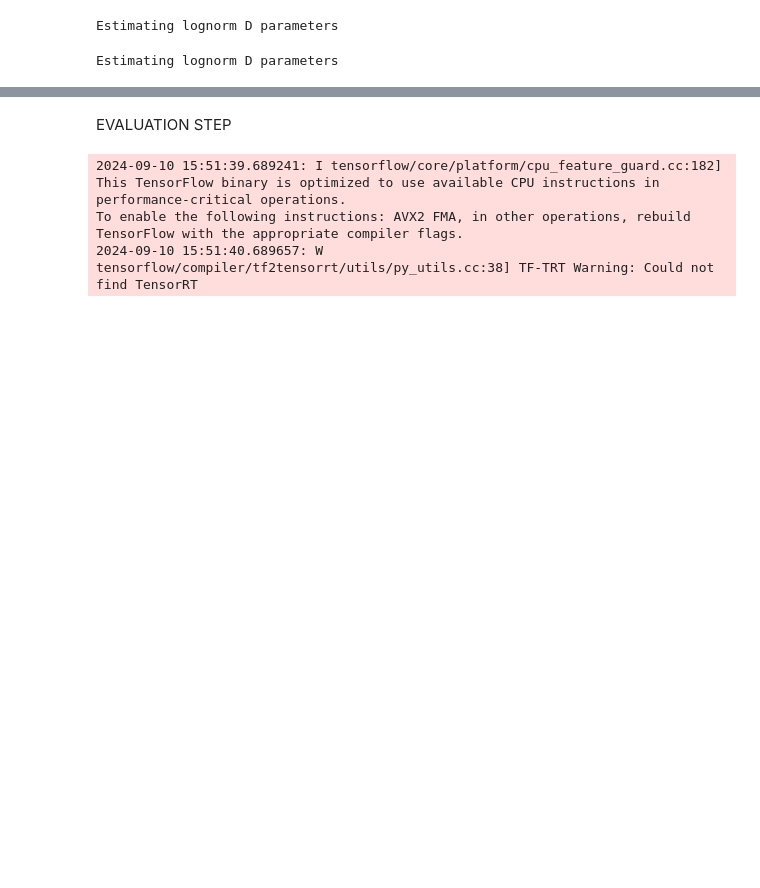
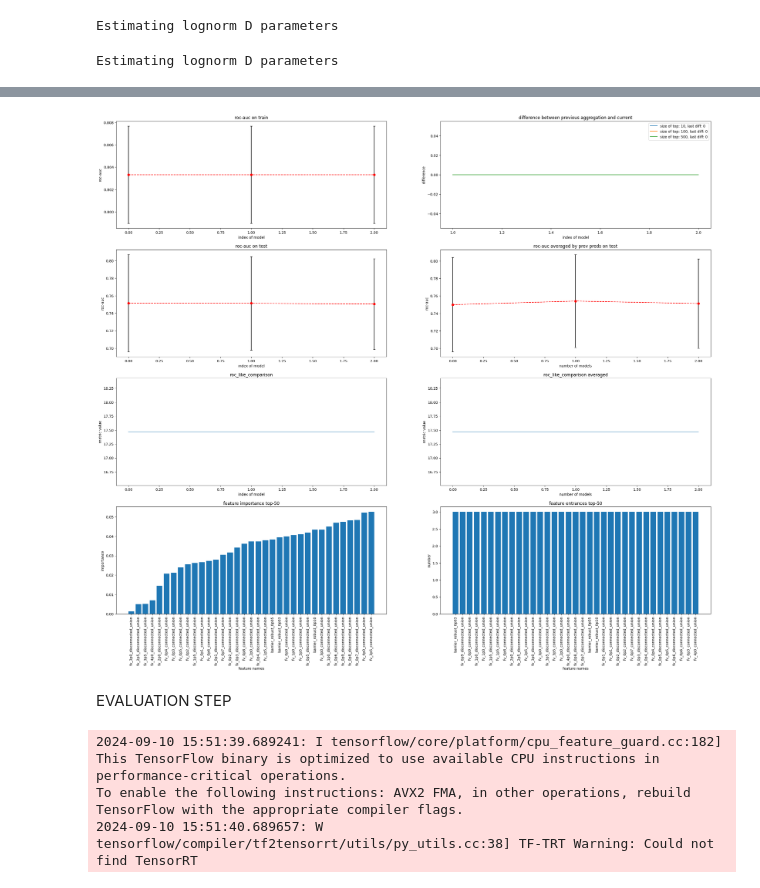
Before and after one commit to volyachka/material-project, a Jupyter notebook: final_plot_nn_evaluate_with_cv_for_checking.ipynb, the cells around one changed output, grey strips where cells are left out. Drawn from its saved outputs; the diff is of its cells as text; code cells hidden in the pictures; blank space fills up the shorter version.

```diff
--- a/final_plot_nn_evaluate_with_cv_for_checking.ipynb
+++ b/final_plot_nn_evaluate_with_cv_for_checking.ipynb
@@ -253,0 +236,4 @@ np.save('predictions/nn_logreg_exp.npy', preds_logreg_exp)
+# %%
+pipeline_logreg.plot_statistics()
+# %% [output]
+[figure, added]
```
Also changed, not shown: parts of 21 cells of this notebook.
